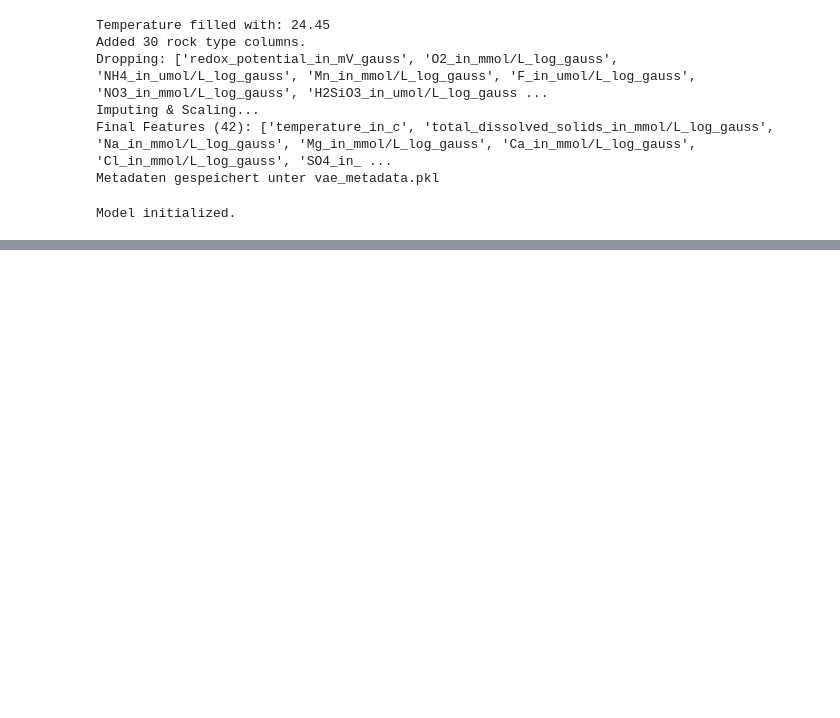
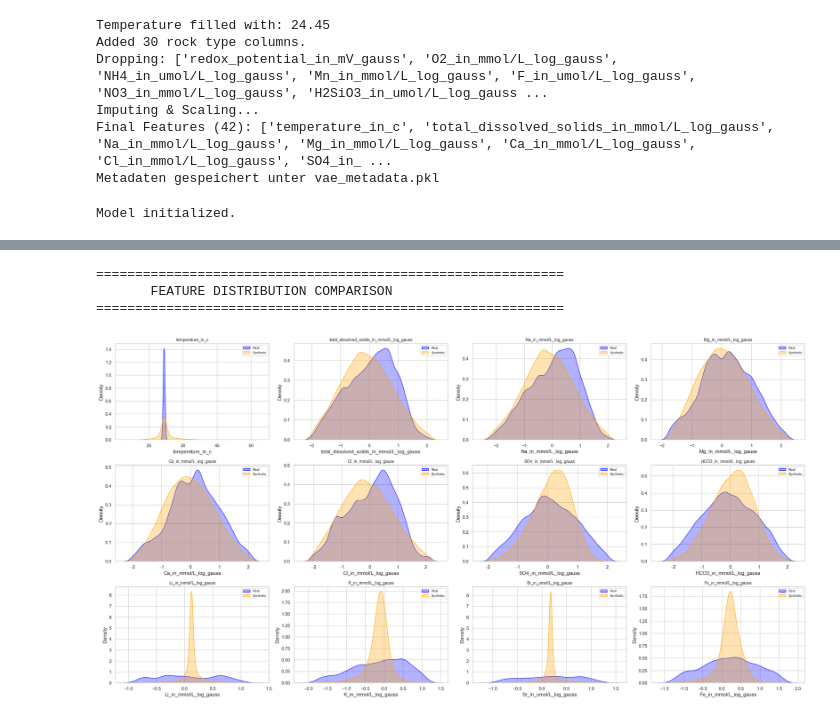
Before and after one commit to luccaglessner/Abschlussarbeit, a Jupyter notebook: Abschlussarbeit Bearbeitung/Jupyter Notebooks/5_Synthetic-Data/5.1_Synthetic-Data/Variational-Autoencoder/VAE_Synthetic_Data_Generation.ipynb, the cells around one changed output, grey strips where cells are left out. Saved outputs shown, nothing was run; the diff lists cells and outputs as text; code cells hidden in the pictures; blank space fills up the shorter version.

```diff
--- a/Abschlussarbeit Bearbeitung/Jupyter Notebooks/5_Synthetic-Data/5.1_Synthetic-Data/Variational-Autoencoder/VAE_Synthetic_Data_Generation.ipynb
+++ b/Abschlussarbeit Bearbeitung/Jupyter Notebooks/5_Synthetic-Data/5.1_Synthetic-Data/Variational-Autoencoder/VAE_Synthetic_Data_Generation.ipynb
@@ -314,0 +366,54 @@ Columns: ['temperature_in_c', 'total_dissolved_solids_in_mmol/L_log_gauss', 'Na_
+# %%
+print("============================================================")
+print("       FEATURE DISTRIBUTION COMPARISON                      ")
+print("============================================================")
+
+# ------------------------- Plot Setup -------------------------
+features_to_plot = [f for f in feature_names if f in df.columns and f in df_synthetic.columns]
+num_features = len(features_to_plot)
+rows = (num_features // 4) + 1
+cols = 4
+
+fig, axes = plt.subplots(rows, cols, figsize=(24, rows*4))
+axes = axes.flatten()
+
+for i, feature in enumerate(features_to_plot):
+    if i >= len(axes):
+        break
+    ax = axes[i]
+
+    # ------------------------- Daten vorbereiten -------------------------
+    data_real = df[feature].dropna()
+    data_synth = df_synthetic[feature].dropna()
+
+    # ------------------------- Outlier Handling -------------------------
+    combined_data = pd.concat([data_real, data_synth])
+    if len(combined_data) > 0:
+        q01 = combined_data.quantile(0.01)
+        q99 = combined_data.quantile(0.99)
+        plot_real = data_real[(data_real >= q01) & (data_real <= q99)]
+        plot_synth = data_synth[(data_synth >= q01) & (data_synth <= q99)]
+    else:
+        plot_real = data_real
+        plot_synth = data_synth
+
+    # ------------------------- Plotting -------------------------
+    if len(plot_real) > 0:
+        sns.kdeplot(plot_real, color='blue', label='Real', ax=ax, fill=True, alpha=0.3)
+    if len(plot_synth) > 0:
+        sns.kdeplot(plot_synth, color='orange', label='Synthetic', ax=ax, fill=True, alpha=0.3)
+
+    ax.set_title(feature, fontsize=10)
+    ax.legend(fontsize=8)
+
+# ------------------------- Clean up -------------------------
+for j in range(i + 1, len(axes)):
+    fig.delaxes(axes[j])
+
+plt.tight_layout()
+plt.show()
+# %% [output]
+============================================================
+       FEATURE DISTRIBUTION COMPARISON
+============================================================
+[figure, added]
```
Also changed, not shown: parts of 8 cells of this notebook, 45 other files.
